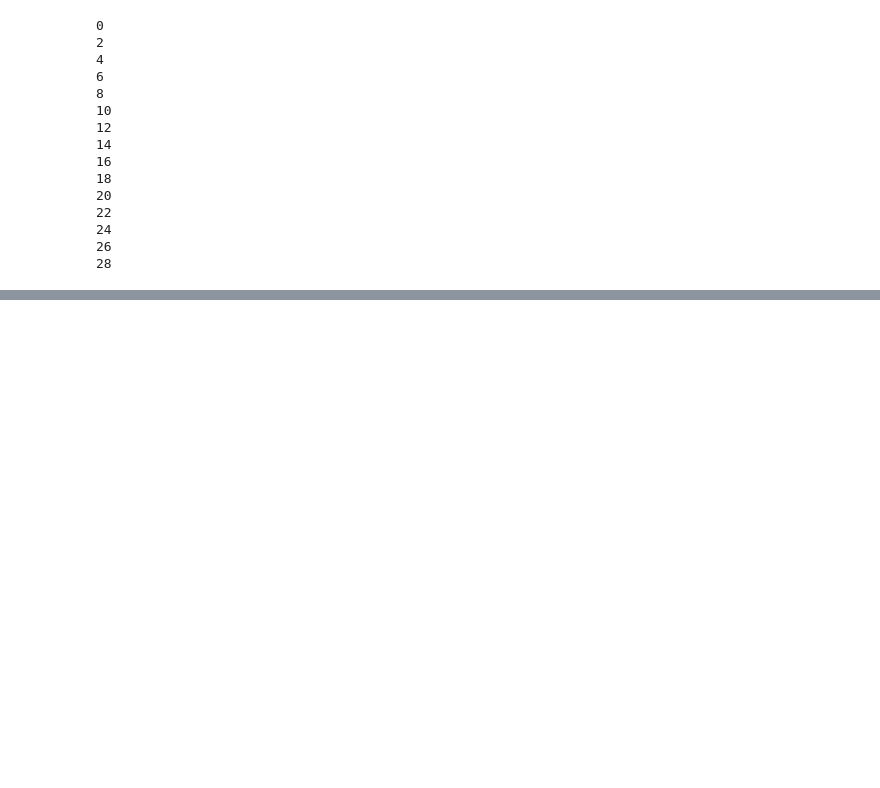
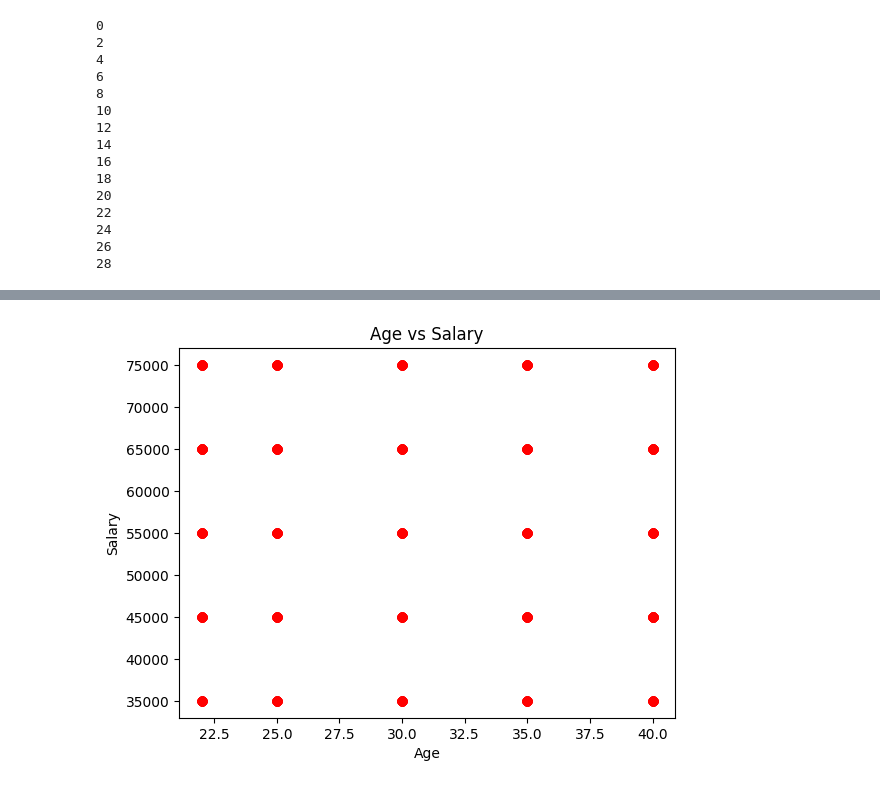
Before and after one commit to Himanshu3557/himanshu3557, a Jupyter notebook: Practice.ipynb, the cells around one changed output, grey strips where cells are left out. Saved outputs shown, nothing was run; the diff lists cells and outputs as text; code cells hidden in the pictures; blank space fills up the shorter version.

```diff
--- a/Practice.ipynb
+++ b/Practice.ipynb
@@ -492,0 +260,14 @@ kk[kk["Maths"]>80]
+# %%
+
+df["Age"] = pd.to_numeric(df["Age"], errors="coerce")
+df = df.dropna(subset=["Age", "Salary"])
+
+
+plt.scatter(df["Age"],df["Salary"], color='red')
+
+plt.xlabel("Age")
+plt.ylabel("Salary")
+plt.title("Age vs Salary")
+plt.show()
+# %% [output]
+[figure, added]
```
Also changed, not shown: parts of 47 cells of this notebook.
